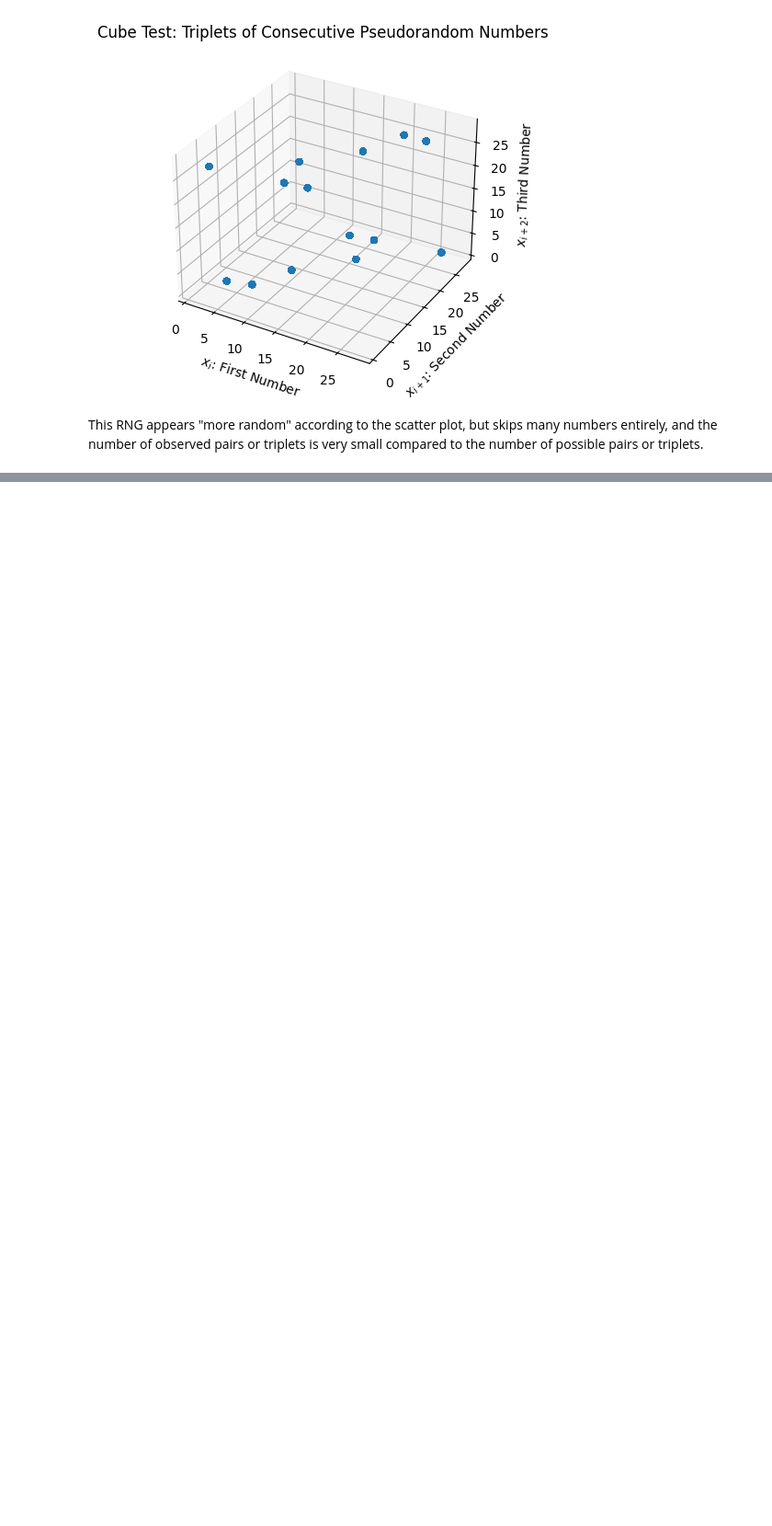
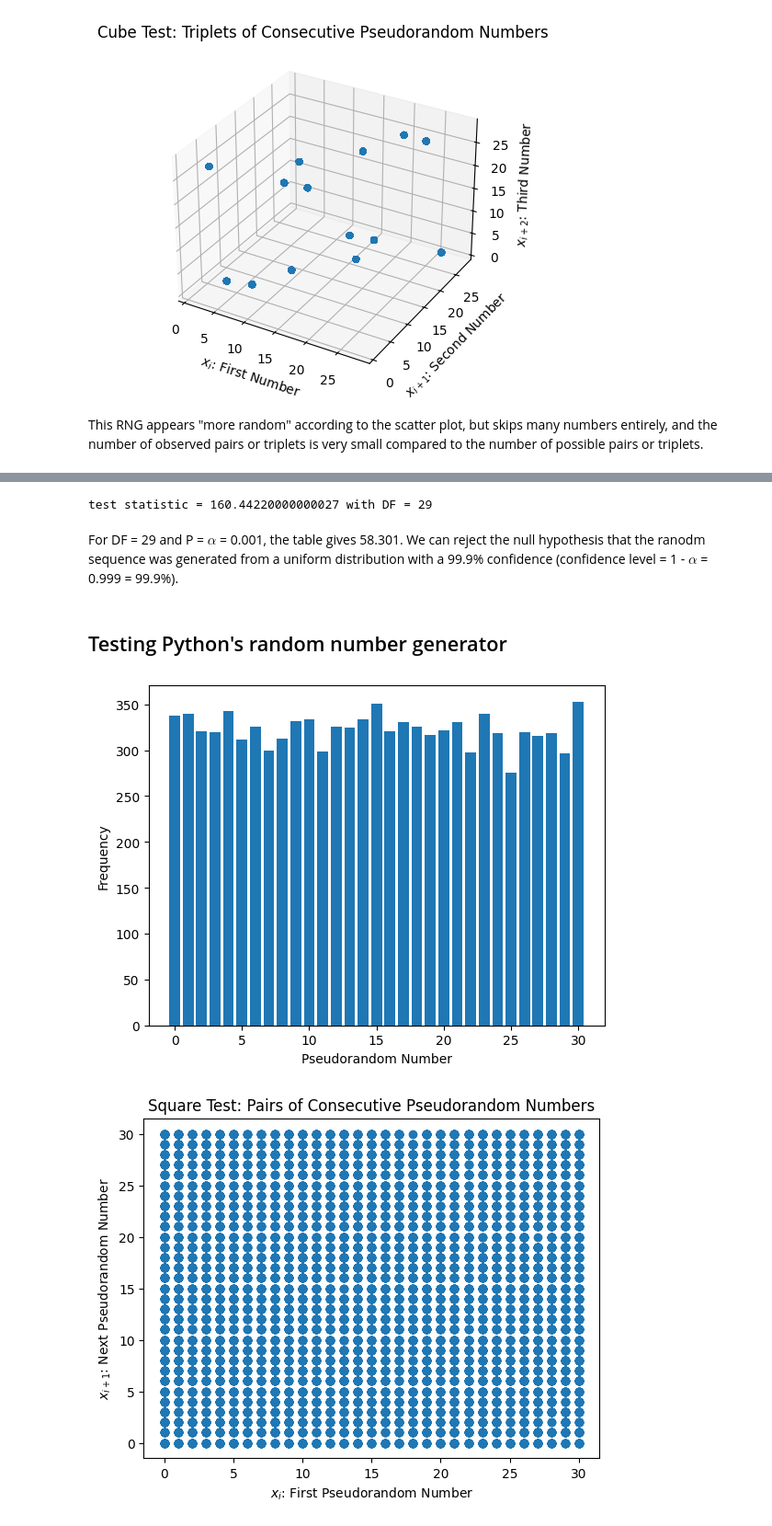
Before and after one commit to schrodinator/rng, a Jupyter notebook: Congruential Random Numbers.ipynb, the cells around one changed output, grey strips where cells are left out. Shown: that part at 92% size. Drawn from its saved outputs; the diff is of its cells as text; code cells hidden in the pictures; blank space fills up the shorter version.

```diff
--- a/Congruential Random Numbers.ipynb
+++ b/Congruential Random Numbers.ipynb
@@ -142,0 +183,23 @@ This RNG appears "more random" according to the scatter plot, but skips many num
+# %%
+test_statistic, degrees_of_freedom = chi_squared(rngs, 31)
+print(f"test statistic = {test_statistic} with DF = {degrees_of_freedom}")
+# %% [output]
+test statistic = 160.44220000000027 with DF = 29
+# %% [markdown]
+For DF = 29 and P = $\alpha$ = 0.001, the table gives 58.301. We can reject the null hypothesis that the ranodm sequence was generated from a uniform distribution with a 99.9% confidence (confidence level = 1 - $\alpha$ = 0.999 = 99.9%).
+# %% [markdown]
+## Testing Python's random number generator
+# %%
+import random
+
+pysequence = []
+for i in range(10000):
+    pysequence.append(random.randint(0,30))
+# %%
+frequencies(pysequence)
+histogram(pysequence)
+square_test(pysequence)
+cube_test(pysequence)
+# %% [output]
+[figure, added]
+[figure, added]
```
Also changed, not shown: parts of 16 cells of this notebook.
